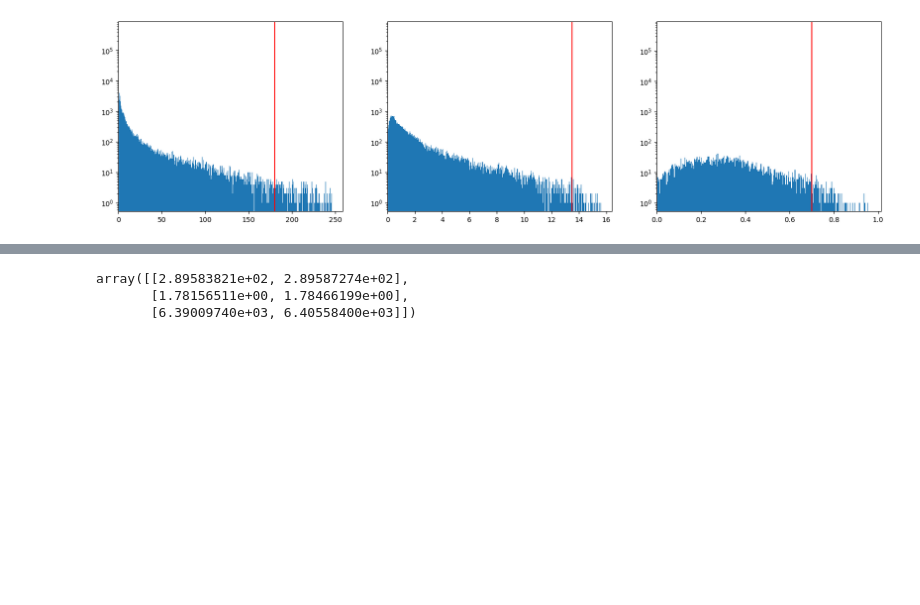
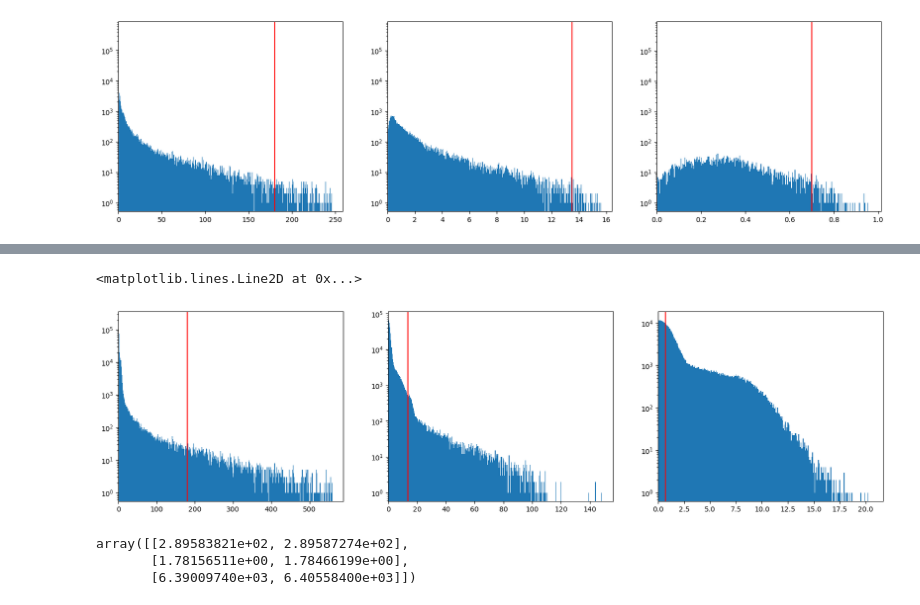
Before and after one commit to ixakalabadie/ViSL3D, a Jupyter notebook: create_3d_overlay.ipynb, the cells around one changed output, grey strips where cells are left out. Saved outputs shown, nothing was run; the diff lists cells and outputs as text; code cells hidden in the pictures; blank space fills up the shorter version.

```diff
--- a/create_3d_overlay.ipynb
+++ b/create_3d_overlay.ipynb
@@ -306,3 +332,20 @@ ax[2].axvline(0.7, c='r')
+# %%
+fig, ax = plt.subplots(ncols=3, figsize=(20,5))
+ax[0].hist(cube1.flatten(), bins=400)
+ax[0].set_yscale('log')
+ax[0].set_xlim(0,)
+ax[0].axvline(180, c='r')
+ax[1].hist(cube2.flatten(), bins=400)
+ax[1].set_yscale('log')
+ax[1].set_xlim(0,)
+ax[1].axvline(13.5, c='r')
+ax[2].hist(cube3.flatten(), bins=400)
+ax[2].set_yscale('log')
+ax[2].set_xlim(0,)
+ax[2].axvline(0.7, c='r')
+# %% [output]
+<matplotlib.lines.Line2D at 0x...>
+[figure, added]
 # %%
 #para las primeras lineas
 isolevels1 = np.array([0.45, 1.1, 2.3, 4, 6])*10 #*10 because isolevels were written considering *10**17 instead of *10**16
```
Also changed, not shown: parts of 8 cells of this notebook, 1 other file.
